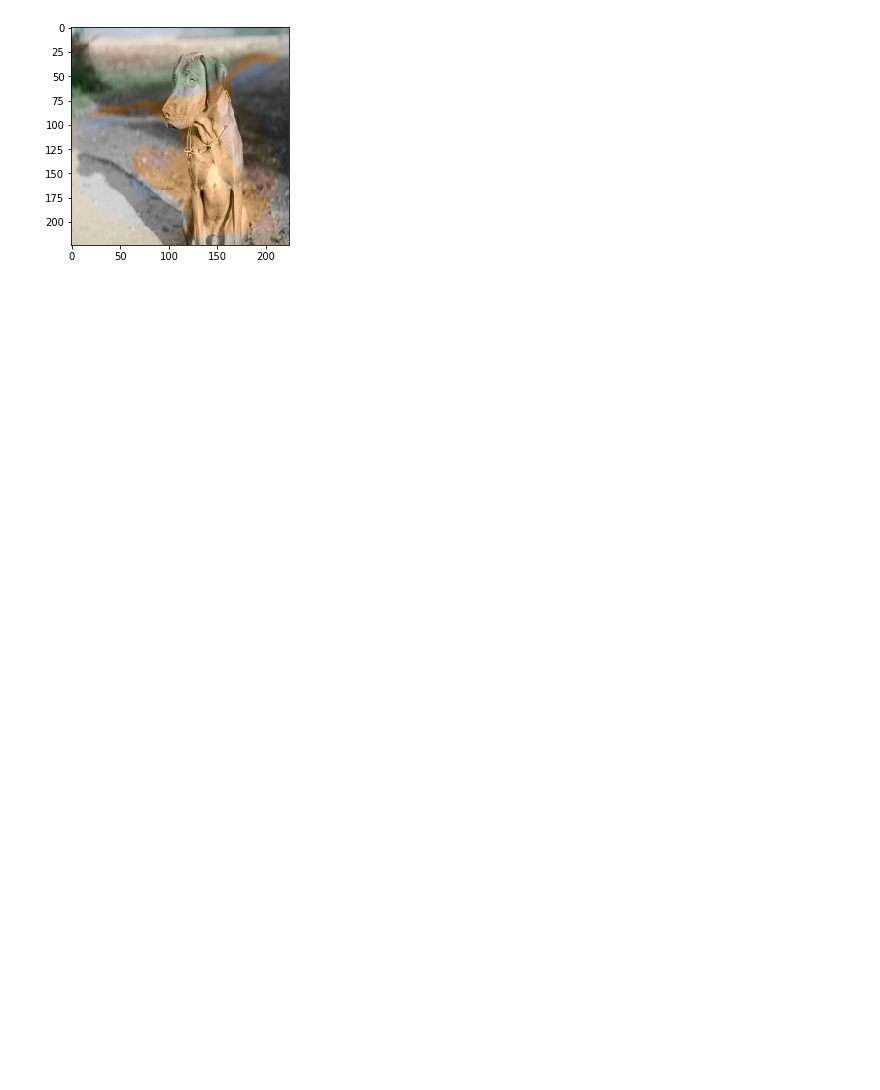
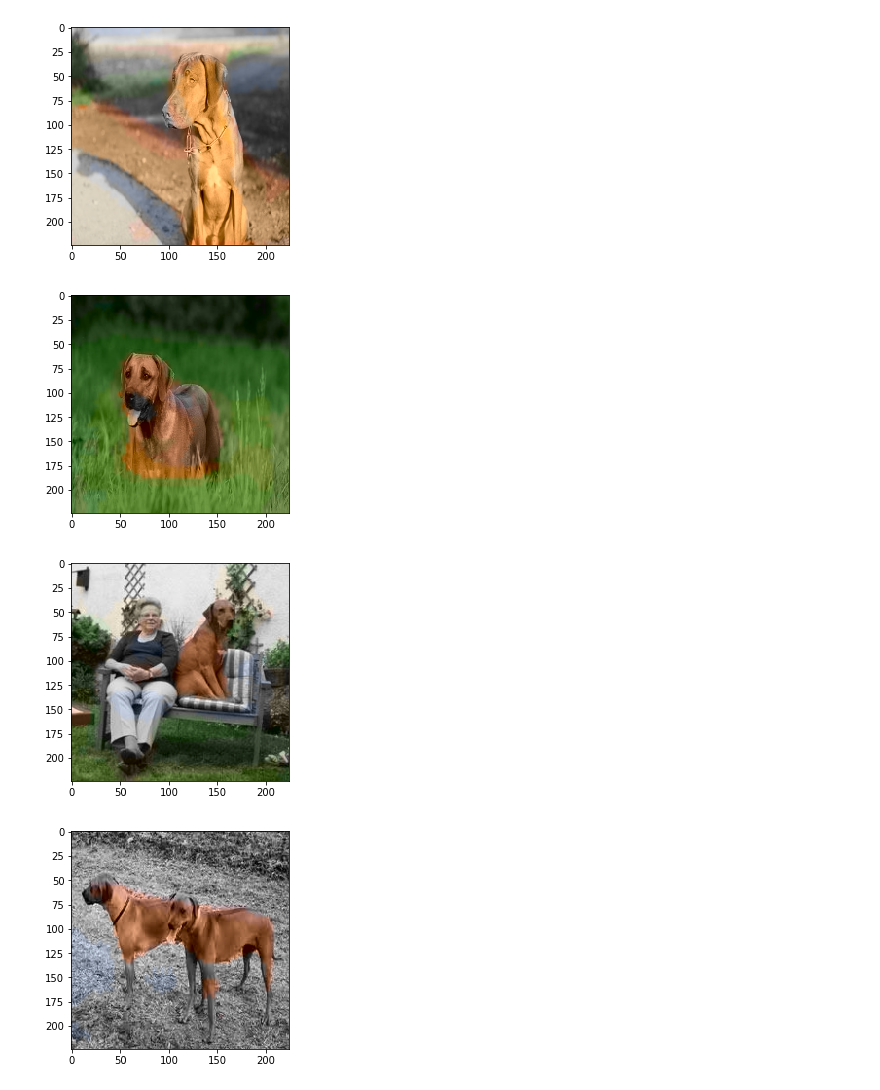
Before and after one commit to oskaerik/colorization, a Jupyter notebook: test.ipynb, the cells around one changed output. Drawn from its saved outputs; the diff is of its cells as text; code cells hidden in the pictures; blank space fills up the shorter version.

```diff
--- a/test.ipynb
+++ b/test.ipynb
@@ -17,12 +17,12 @@ for path in images:
     util.imshow(L, ab)
     X.append(L)
     Y = transform.resize(ab, (56, 56))
-    Z.append(util.soft_encode(Y))
+    Z.append(util.soft_encode(Y, debug=True))
     Y_decoded = util.decode(Z[-1])
     Y_decoded = transform.resize(Y_decoded, (224, 224))
     util.imshow(L, Y_decoded)
 
-    if len(X) >= 2:
+    if len(X) >= 4:
         break
 # %% [output]
 [figure]
@@ -43,7 +51,7 @@ Z: torch.Size([2, 313, 56, 56])
 net = network.Net()
 optimizer = torch.optim.Adam(net.parameters())
 
-epochs = 50
+epochs = 100
 for epoch in range(1, epochs + 1):
     optimizer.zero_grad()
 
@@ -74,8 +82,11 @@ Epoch: 50/50, Loss: 0.007636795286089182
 # %%
 # Show image
-index = 0
-Z_hat = util.reshape(net(X_tensor)[index:index+1].data.numpy(), 3)[0]
-Y_decoded = transform.resize(util.decode(Z_hat), (224, 224))
-util.imshow(X[index], Y_decoded)
+for i, _ in enumerate(X):
+    Z_hat = util.reshape(net(X_tensor)[i:i+1].data.numpy(), 3)[0]
+    Y_decoded = transform.resize(util.decode(Z_hat), (224, 224))
+    util.imshow(X[i], Y_decoded)
 # %% [output]
-[figure, old version]
+[figure, new version]
+[figure, added]
+[figure, added]
+[figure, added]
```
Also changed, not shown: parts of 3 cells of this notebook, 1 other file.
